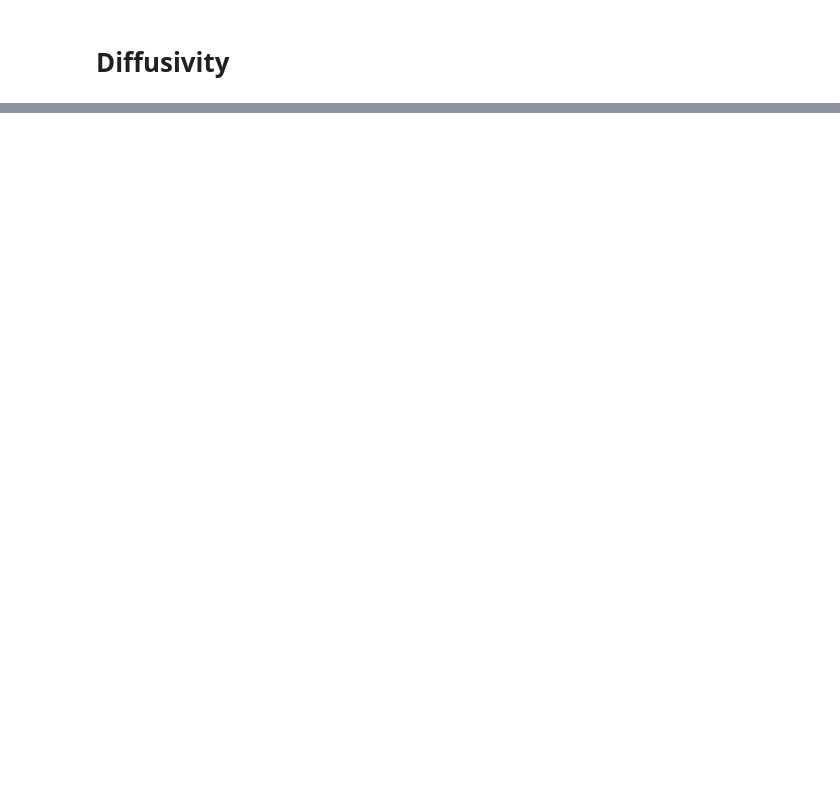
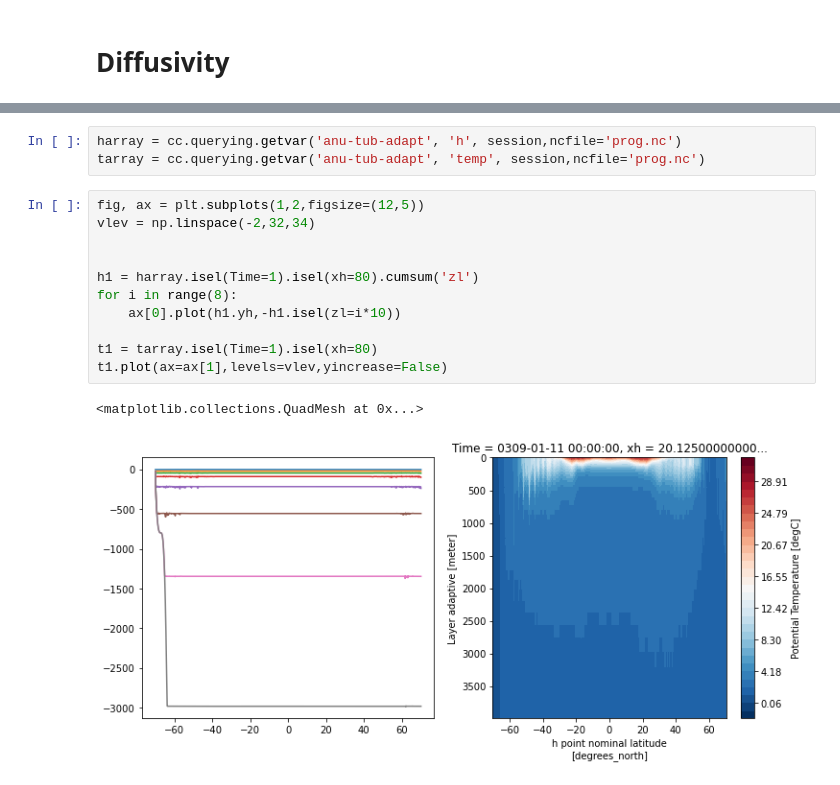
Before and after one commit to AndyHoggANU/anu-tub, a Jupyter notebook: diagnostics/Start_Plotting.ipynb, the cells around one changed output, grey strips where cells are left out. Drawn from its saved outputs; the diff is of its cells as text; blank space fills up the shorter version.

Commit message:
adding adaptivity test notebook

```diff
--- a/diagnostics/Start_Plotting.ipynb
+++ b/diagnostics/Start_Plotting.ipynb
@@ -150,0 +152,17 @@ distributed.utils_perf - WARNING - full garbage collections took 10% CPU time re
+# %%
+harray = cc.querying.getvar('anu-tub-adapt', 'h', session,ncfile='prog.nc')
+tarray = cc.querying.getvar('anu-tub-adapt', 'temp', session,ncfile='prog.nc')
+# %%
+fig, ax = plt.subplots(1,2,figsize=(12,5))
+vlev = np.linspace(-2,32,34)
+
+
+h1 = harray.isel(Time=1).isel(xh=80).cumsum('zl')
+for i in range(8):
+    ax[0].plot(h1.yh,-h1.isel(zl=i*10))
+
+t1 = tarray.isel(Time=1).isel(xh=80)
+t1.plot(ax=ax[1],levels=vlev,yincrease=False)
+# %% [output]
+<matplotlib.collections.QuadMesh at 0x...>
+[figure, added]
```
Also changed, not shown: parts of 8 cells of this notebook, 2 other files.
